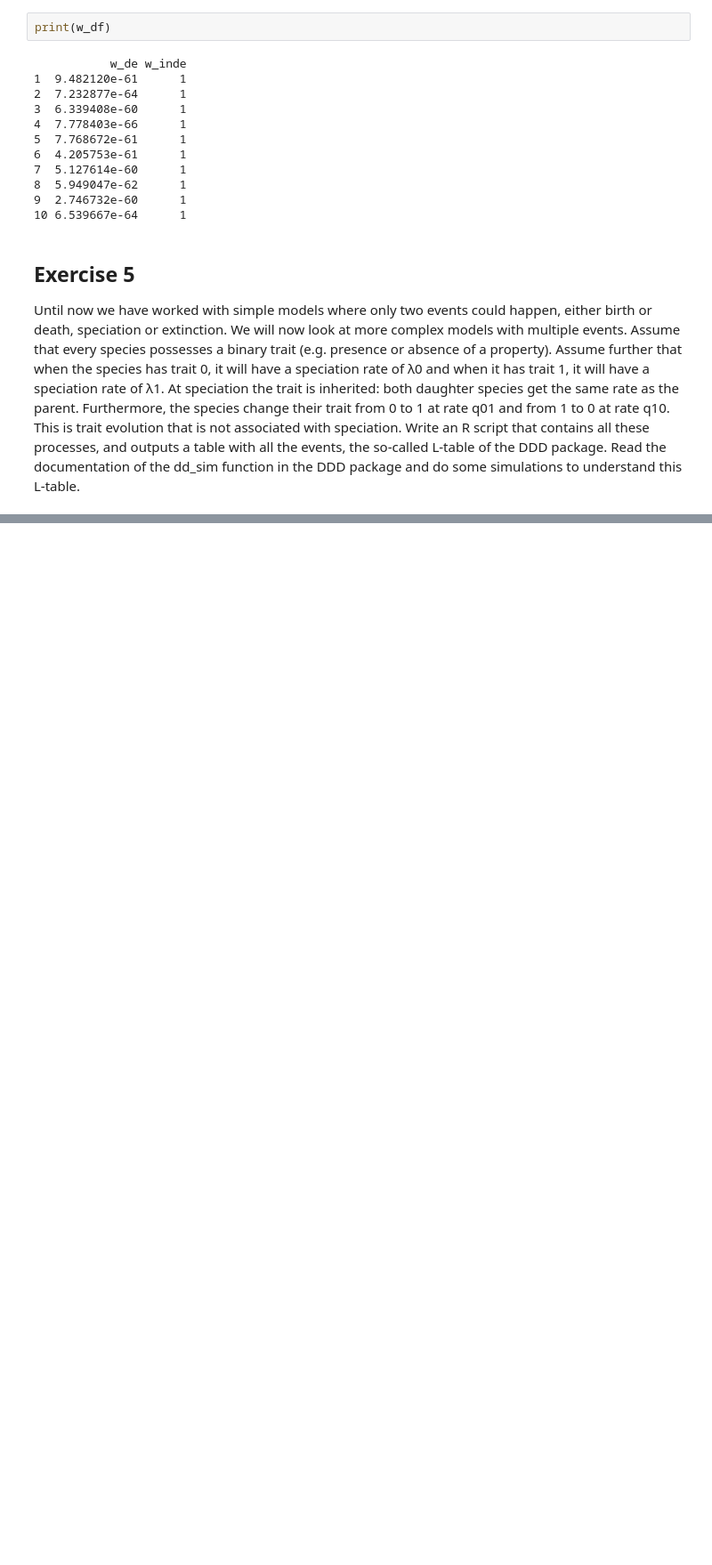
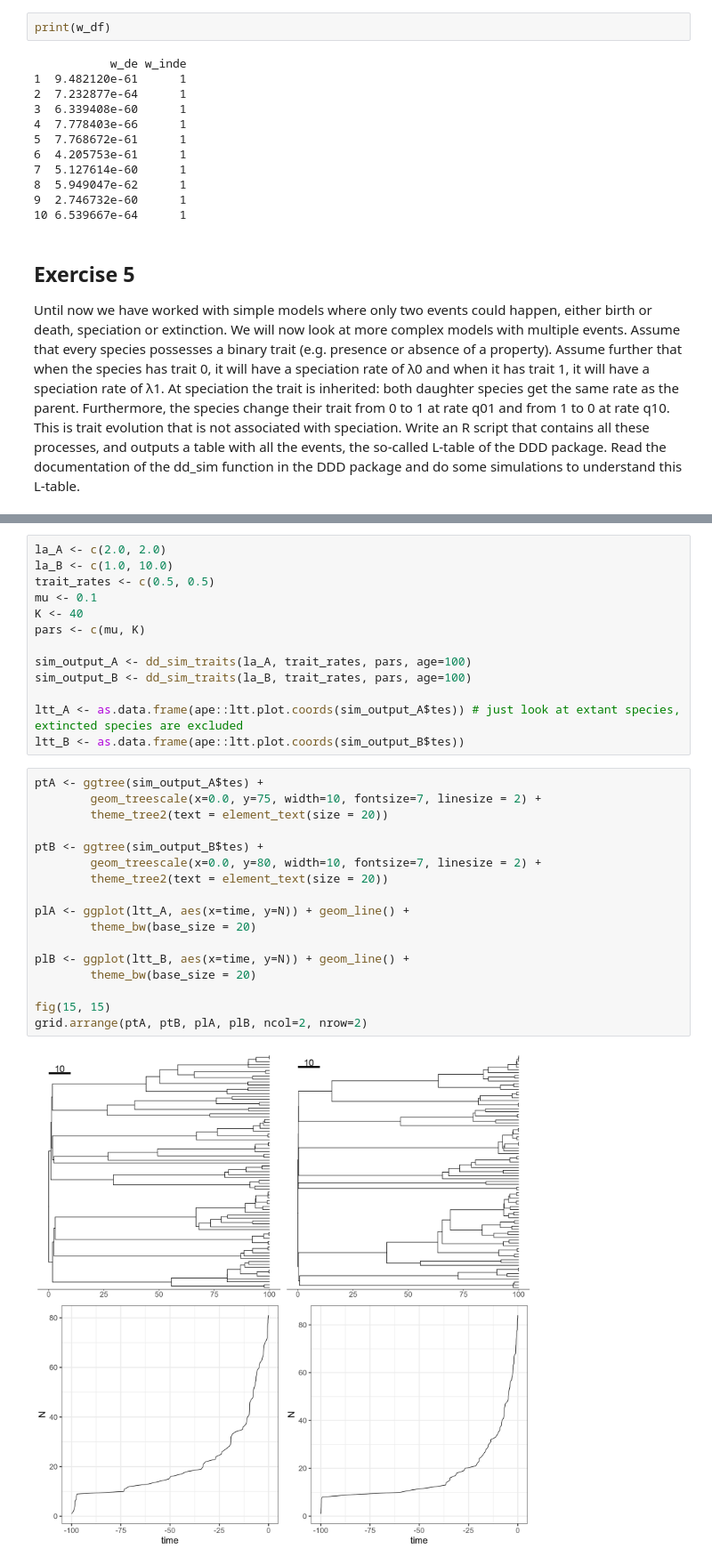
Before and after one commit to singuyenmai/bioModelling, a Jupyter notebook: macroevolution/Exercises_2.ipynb, the cells around one changed output, grey strips where cells are left out. Shown at 89% size. Saved outputs shown, nothing was run; the diff lists cells and outputs as text; blank space fills up the shorter version.

```diff
--- a/macroevolution/Exercises_2.ipynb
+++ b/macroevolution/Exercises_2.ipynb
@@ -248,0 +274,32 @@ With the function L2phylo in the DDD package, we can convert the Ltable into a p
+# %%
+la_A <- c(2.0, 2.0)
+la_B <- c(1.0, 10.0)
+trait_rates <- c(0.5, 0.5)
+mu <- 0.1
+K <- 40
+pars <- c(mu, K)
+
+sim_output_A <- dd_sim_traits(la_A, trait_rates, pars, age=100)
+sim_output_B <- dd_sim_traits(la_B, trait_rates, pars, age=100)
+
+ltt_A <- as.data.frame(ape::ltt.plot.coords(sim_output_A$tes)) # just look at extant species, extincted species are excluded
+ltt_B <- as.data.frame(ape::ltt.plot.coords(sim_output_B$tes))
+# %%
+ptA <- ggtree(sim_output_A$tes) +
+        geom_treescale(x=0.0, y=75, width=10, fontsize=7, linesize = 2) +
+        theme_tree2(text = element_text(size = 20))
+
+ptB <- ggtree(sim_output_B$tes) +
+        geom_treescale(x=0.0, y=80, width=10, fontsize=7, linesize = 2) +
+        theme_tree2(text = element_text(size = 20))
+
+plA <- ggplot(ltt_A, aes(x=time, y=N)) + geom_line() +
+        theme_bw(base_size = 20)
+
+plB <- ggplot(ltt_B, aes(x=time, y=N)) + geom_line() +
+        theme_bw(base_size = 20)
+
+fig(15, 15)
+grid.arrange(ptA, ptB, plA, plB, ncol=2, nrow=2)
+# %% [output]
+[figure, added]
```
Also changed, not shown: parts of 5 cells of this notebook, 1 other file.
